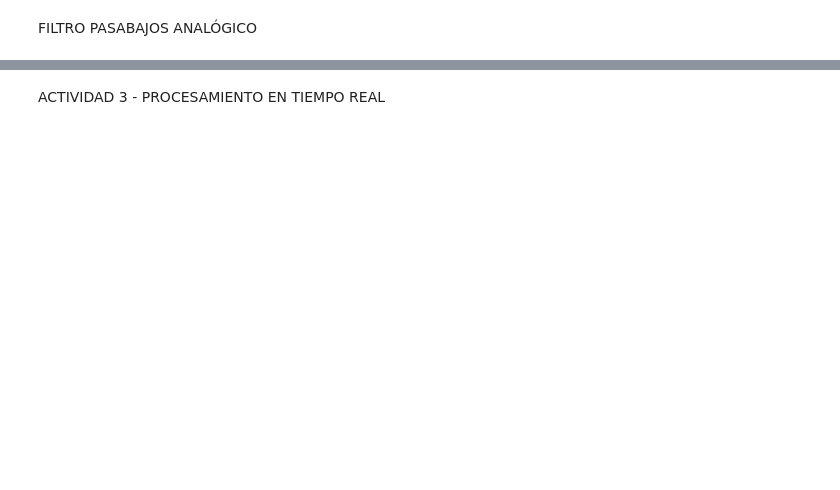
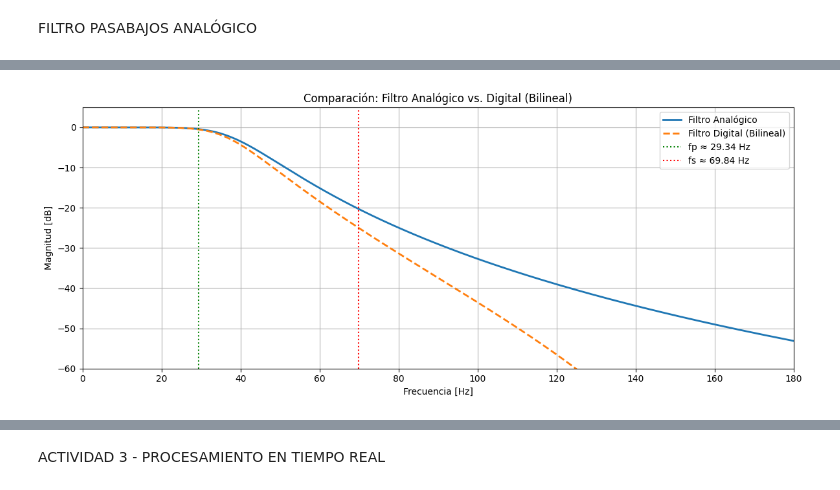
Before and after one commit to LeandroMurillo/TrabajoFinalPDS, a Jupyter notebook: TFI_PDS.ipynb, the cells around one changed output, grey strips where cells are left out. Cells and saved outputs as stored; diff of their text form; code cells hidden in the pictures; blank space fills up the shorter version.

Commit message:
Se añadió la respuesta en frecuencia del filtro y se agregaron graficas comparativas del filtro digital diseñado con las señales a filtrar

```diff
--- a/TFI_PDS.ipynb
+++ b/TFI_PDS.ipynb
@@ -574,0 +820,81 @@ graficar_fft_comparativa(senales, senales_filtradas, fs, fmax=180)
+# %%
+# === PARÁMETROS DE DISEÑO ===
+fs = 360           # Frecuencia de muestreo (Hz)
+fp = 30            # Frecuencia de paso deseada (Hz)
+fb = 80            # Frecuencia de rechazo deseada (Hz)
+Ap = 0.5           # Atenuación máxima en banda de paso (dB)
+As = 20            # Atenuación mínima en banda de rechazo (dB)
+
+# === 1. Diseñar filtro analógico sin prewarping (neutro para ambos métodos) ===
+wp = 2 * np.pi * fp
+ws = 2 * np.pi * fb
+n, wn = buttord(wp, ws, Ap, As, analog=True)
+b, a = butter(n, wn, btype='low', analog=True)
+
+print(f"Orden del filtro analógico: {n}")
+print(f"Frecuencia de corte analógica (rad/s): {wn:.2f} ({wn / (2 * np.pi):.2f} Hz)")
+
+# === 2. Transformar con método bilineal ===
+bz_bilin, az_bilin = transformar_bilineal(b, a, fs)
+fp_bilin, fs_bilin = calcular_frecuencias_digitales_warp(wp, ws, fs)
+
+# === 3. Transformar con método de invarianza al impulso ===
+bz_invar, az_invar = transformar_impulse_invariance(b, a, fs)
+fp_invar = fp  # como no hay prewarping, se mantiene la original
+fs_invar = fb
+
+# === 4. Comparar respuestas en frecuencia ===
+graficar_respuesta_frecuencia_comparada(b, a, bz_bilin, az_bilin, fs, fp_bilin, fs_bilin, metodo="Bilineal")
+graficar_respuesta_frecuencia_comparada(b, a, bz_invar, az_invar, fs, fp_invar, fs_invar, metodo="Invarianza al impulso")
+
+graficar_fase_filtro(bz_bilin, az_bilin, fs, metodo="Bilineal")
+graficar_fase_filtro(bz_invar, az_invar, fs, metodo="Invarianza al Impulso")
+
+# === 5. Aplicar filtros a las señales reales ===
+senales_filtradas_bilin = [lfilter(bz_bilin, az_bilin, s) for s in senales]
+senales_filtradas_invar = [lfilter(bz_invar, az_invar, s) for s in senales]
+
+graficar_polos_ceros_digitales_separados(
+    bz_invar, az_invar,
+    bz_bilin, az_bilin,
+    metodo1="Invarianza al impulso",
+    metodo2="Bilineal"
+)
+
+graficar_fase_en_columnas(
+    senales,
+    senales_filtradas_invar,
+    senales_filtradas_bilin,
+    fs,
+    fmax=180
+)
+
+
+# === 6. Comparar señales en el tiempo ===
+comparar_metodos_tiempo(
+    senales,
+    senales_filtradas_invar,
+    senales_filtradas_bilin,
+    fs,
+    metodo1="Invarianza al impulso",
+    metodo2="Bilineal",
+    solo_filtradas=True
+)
+
+# === 7. Comparar espectros ===
+comparar_fft_metodos(
+    senales,
+    senales_filtradas_invar,
+    senales_filtradas_bilin,
+    fs,
+    fmax=180  # Se puede ajustar si se desea
+)
+
+graficar_superposicion_espectros(
+    senales,
+    [(bz_bilin, az_bilin), (bz_invar, az_invar)],
+    fs=fs,
+    fmax=180,
+    etiquetas_filtros=["Bilineal", "Invarianza al impulso"]
+)
+# %% [output]
@@ -574,0 +903 @@ graficar_fft_comparativa(senales, senales_filtradas, fs, fmax=180)
+[figure, added]
```
Also changed, not shown: parts of 20 cells of this notebook.
